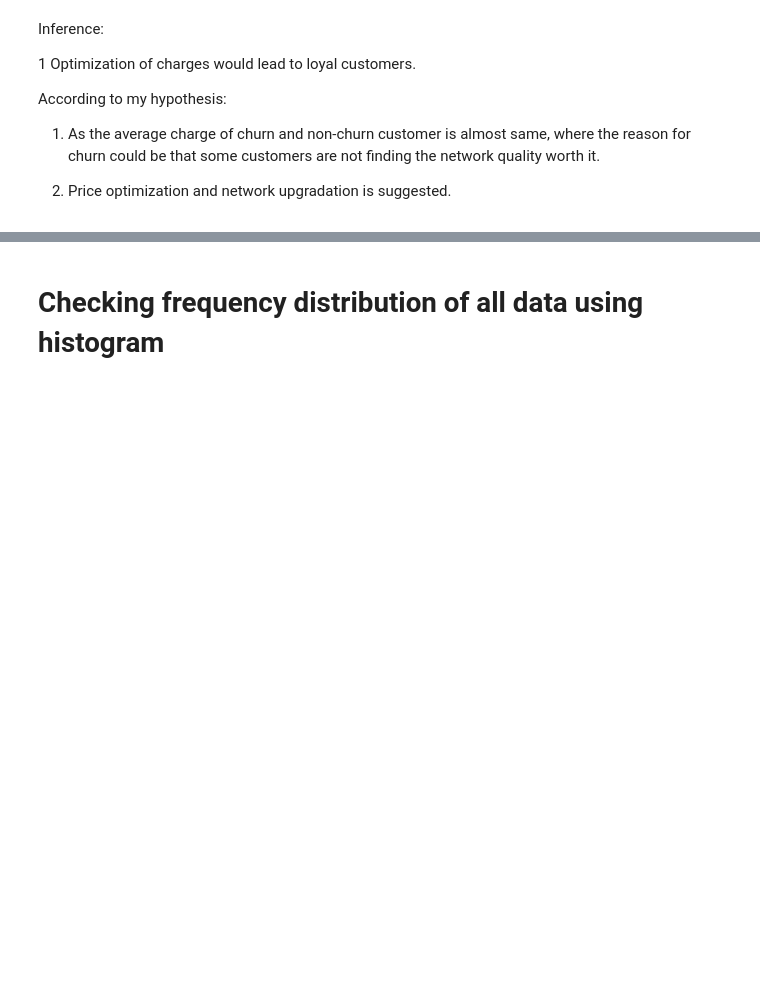
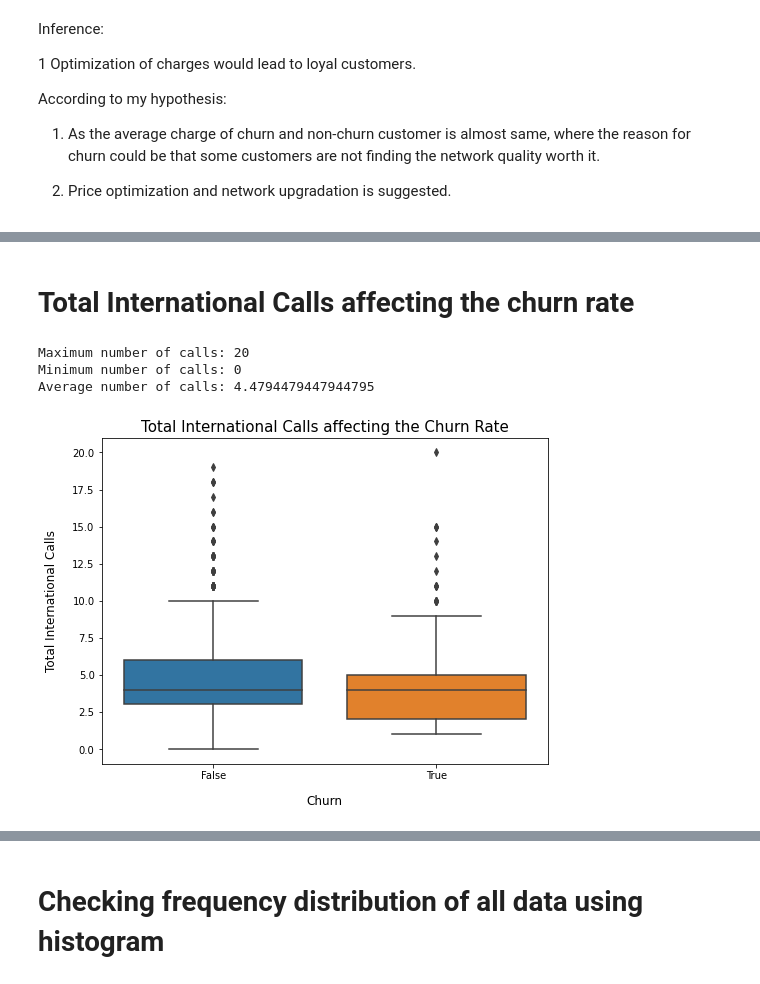
Before and after one commit to Akshadanair/Telecom-Churn-Analysis, a Jupyter notebook: Telecom_Churn_Analysis_Capstone_Project.ipynb, the cells around one changed output, grey strips where cells are left out. Drawn from its saved outputs; the diff is of its cells as text; code cells hidden in the pictures; blank space fills up the shorter version.

```diff
--- a/Telecom_Churn_Analysis_Capstone_Project.ipynb
+++ b/Telecom_Churn_Analysis_Capstone_Project.ipynb
@@ -729,0 +732,26 @@ plt.show()
+# %% [markdown]
+# **Total International Calls affecting the churn rate**
+# %%
+#Printing maximum, minimum and average number of calls in International Calls
+
+print('Maximum number of calls:',telecom_data['Total intl calls'].max())
+print('Minimum number of calls:',telecom_data['Total intl calls'].min())
+print('Average number of calls:',telecom_data['Total intl calls'].mean())
+# %% [output]
+Maximum number of calls: 20
+Minimum number of calls: 0
+Average number of calls: 4.4794479447944795
+# %%
+#Total International Calls affecting the churn rate
+
+#setting figure size
+fig = plt.figure(figsize=(8,6))
+
+#Creating boxplot
+sns.boxplot(y= telecom_data['Total intl calls'], x = telecom_data['Churn'])
+plt.xlabel("Churn", labelpad=14, fontsize = 12)
+plt.ylabel("Total International Calls", labelpad=14, fontsize = 12)
+plt.title("Total International Calls affecting the Churn Rate", fontsize = 15)
+plt.show()
+# %% [output]
+[figure, added]
```
Also changed, not shown: parts of 21 cells of this notebook.
